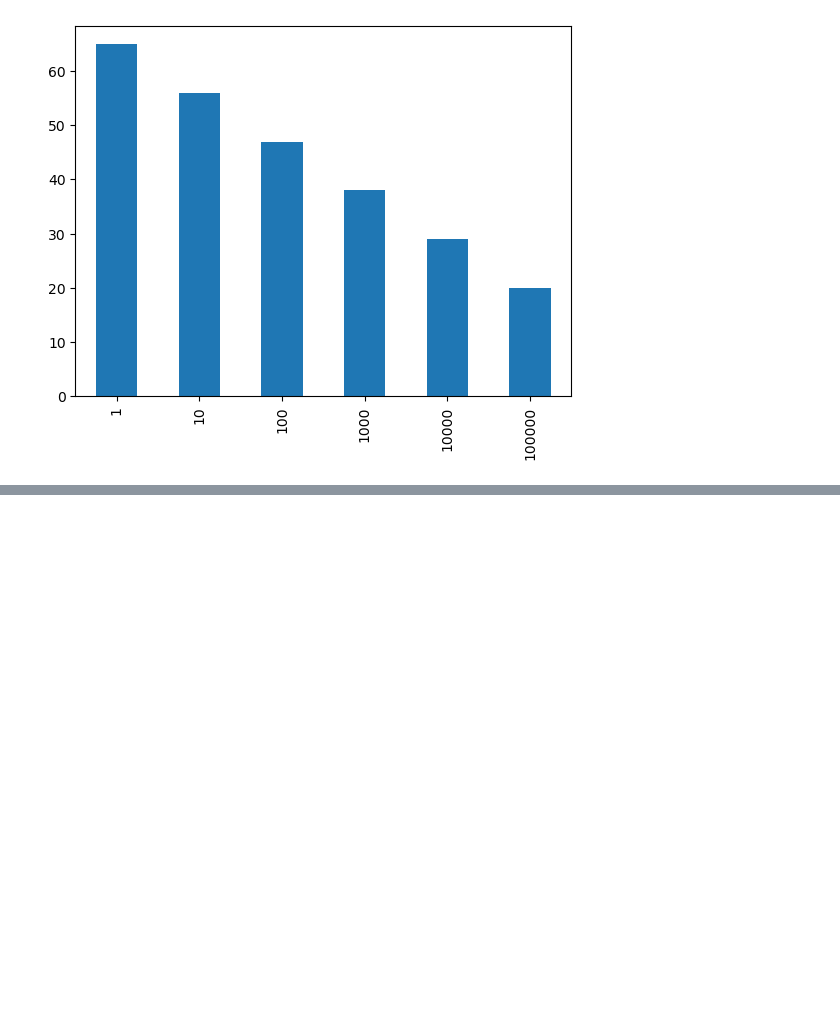
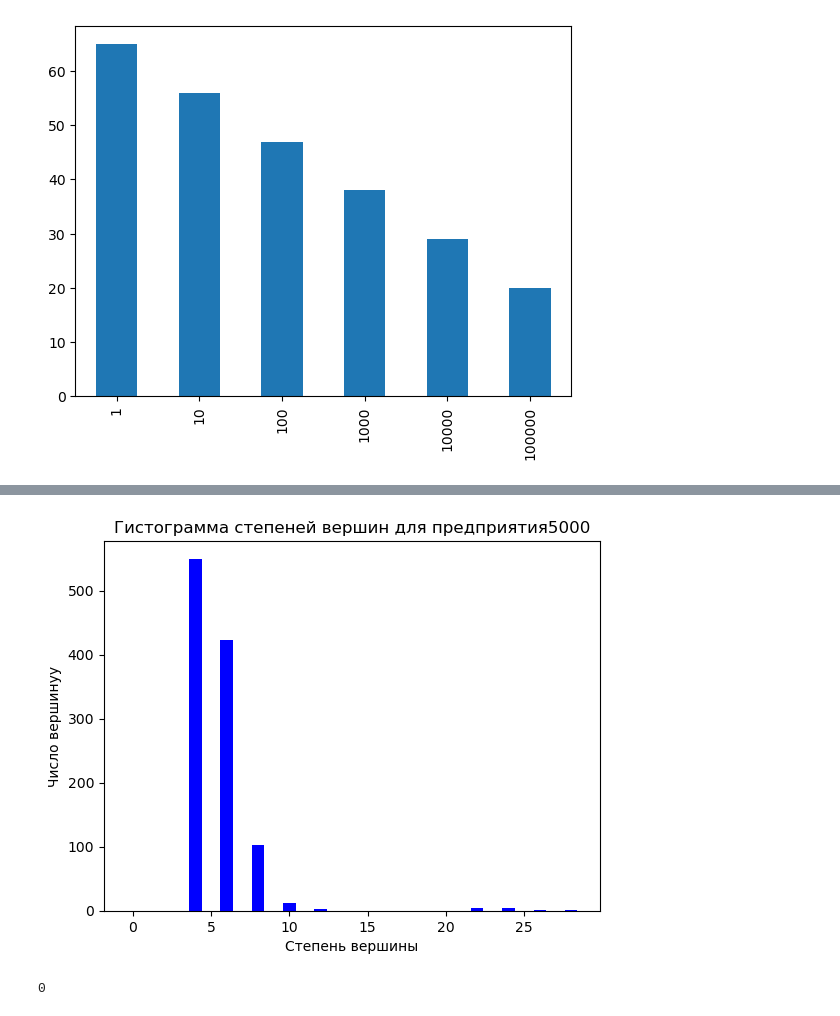
Before and after one commit to MaximKiryakin/Diploma, a Jupyter notebook: diploma.ipynb, the cells around one changed output, grey strips where cells are left out. Cells and saved outputs as stored; diff of their text form; code cells hidden in the pictures; blank space fills up the shorter version.

```diff
--- a/diploma.ipynb
+++ b/diploma.ipynb
@@ -834,0 +682,5 @@ array([[0., 1., 0., 0., 0., 0., 0., 0., 0., 1.],
+# %%
+ff.plot_manufactures_connections_hist()
+# %% [output]
+[figure, added]
+0
```
Also changed, not shown: parts of 34 cells of this notebook, 2 other files.
